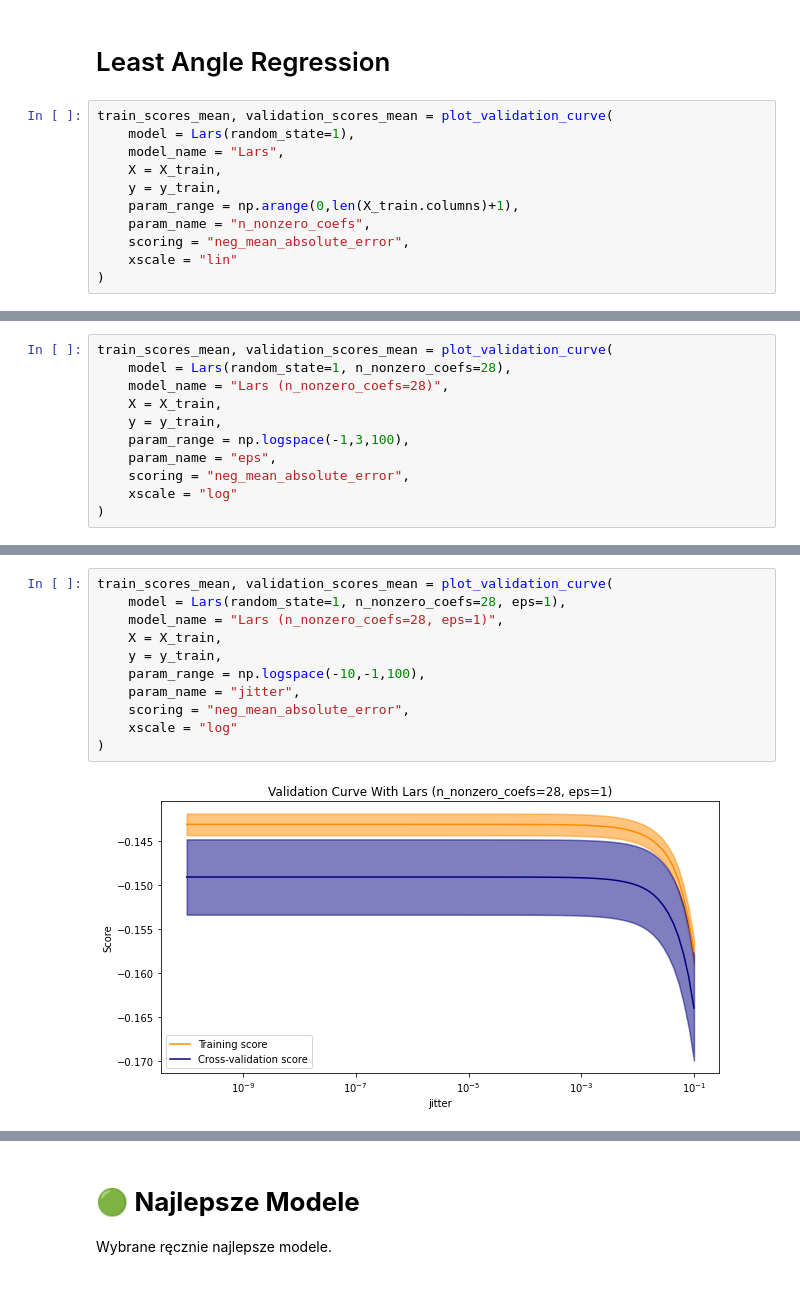
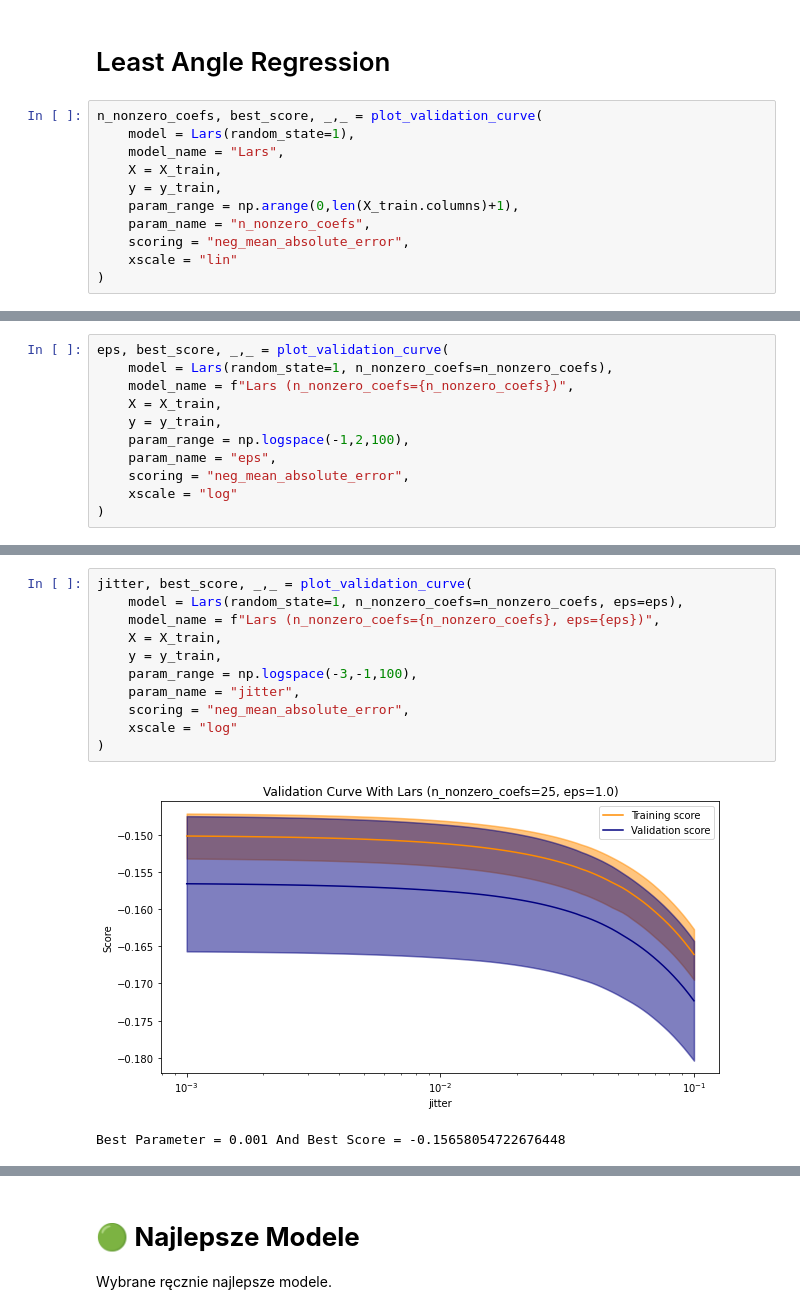
Before and after one commit to matlaczj/Predictive-Modeling-for-Student-Alcohol-Consumption, a Jupyter notebook: Projekt/projekt.ipynb, the cells around one changed output, grey strips where cells are left out. Cells and saved outputs as stored; diff of their text form.

```diff
--- a/Projekt/projekt.ipynb
+++ b/Projekt/projekt.ipynb
@@ -309,7 +434,7 @@ train_scores_mean, validation_scores_mean = plot_validation_curve(
 # %% [markdown]
 # Least Angle Regression
 # %%
-train_scores_mean, validation_scores_mean = plot_validation_curve(
+n_nonzero_coefs, best_score, _,_ = plot_validation_curve(
     model = Lars(random_state=1),
     model_name = "Lars",
     X = X_train,
@@ -328,10 +450,10 @@ sorted(zip(np.arange(0,len(X_train.columns)+1), validation_scores_mean), key=lam
 # %%
-train_scores_mean, validation_scores_mean = plot_validation_curve(
-    model = Lars(random_state=1, n_nonzero_coefs=28),
-    model_name = "Lars (n_nonzero_coefs=28)",
+eps, best_score, _,_ = plot_validation_curve(
+    model = Lars(random_state=1, n_nonzero_coefs=n_nonzero_coefs),
+    model_name = f"Lars (n_nonzero_coefs={n_nonzero_coefs})",
     X = X_train,
     y = y_train,
-    param_range = np.logspace(-1,3,100),
+    param_range = np.logspace(-1,2,100),
     param_name = "eps",
     scoring = "neg_mean_absolute_error",
     xscale = "log"
@@ -341,13 +464,14 @@ train_scores_mean, validation_scores_mean = plot_validation_curve(
 # %%
-train_scores_mean, validation_scores_mean = plot_validation_curve(
-    model = Lars(random_state=1, n_nonzero_coefs=28, eps=1),
-    model_name = "Lars (n_nonzero_coefs=28, eps=1)",
+jitter, best_score, _,_ = plot_validation_curve(
+    model = Lars(random_state=1, n_nonzero_coefs=n_nonzero_coefs, eps=eps),
+    model_name = f"Lars (n_nonzero_coefs={n_nonzero_coefs}, eps={eps})",
     X = X_train,
     y = y_train,
-    param_range = np.logspace(-10,-1,100),
+    param_range = np.logspace(-3,-1,100),
     param_name = "jitter",
     scoring = "neg_mean_absolute_error",
     xscale = "log"
 )
 # %% [output]
-[figure, old version]
+[figure, new version]
+Best Parameter = 0.001 And Best Score = -0.15658054722676448
```
Also changed, not shown: parts of 38 cells of this notebook, 1 other file.
